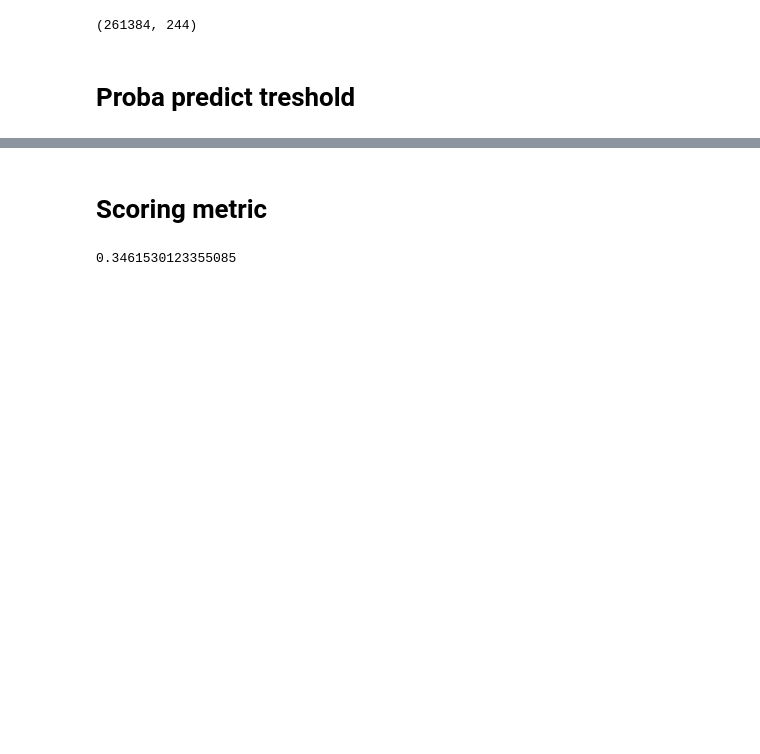
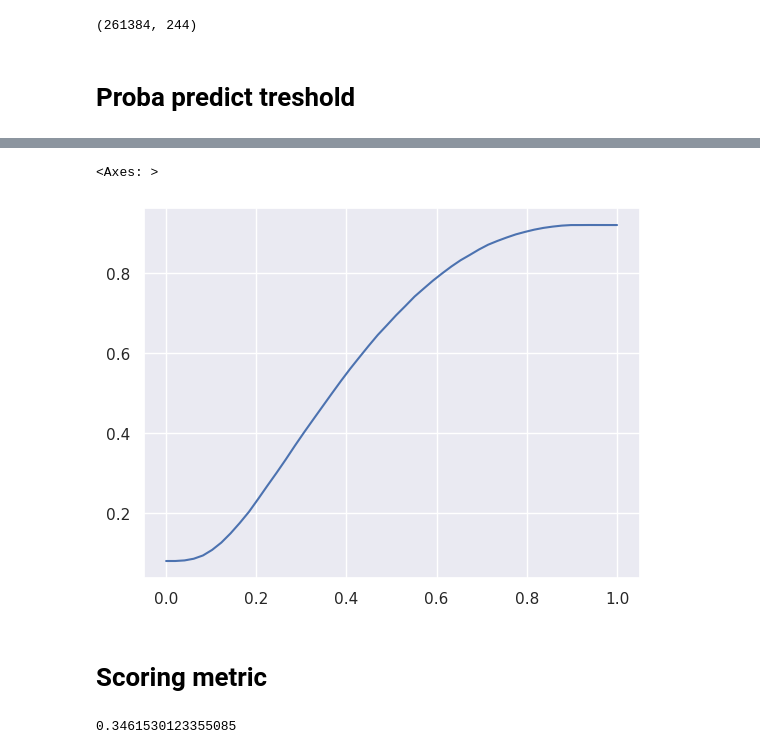
Before and after one commit to carlgennetais/P7_scoring_ML, a Jupyter notebook: notebooks/P7_04_modeling-pipeline.ipynb, the cells around one changed output, grey strips where cells are left out. Drawn from its saved outputs; the diff is of its cells as text; code cells hidden in the pictures; blank space fills up the shorter version.

```diff
--- a/notebooks/P7_04_modeling-pipeline.ipynb
+++ b/notebooks/P7_04_modeling-pipeline.ipynb
@@ -291,3 +315,8 @@ plt.plot();
+# %%
+res_accuracy.plot()
+# %% [output]
+<Axes: >
+[figure, added]
 # %% [markdown]
 # Scoring metric
 # %%
```
Also changed, not shown: parts of 9 cells of this notebook.
